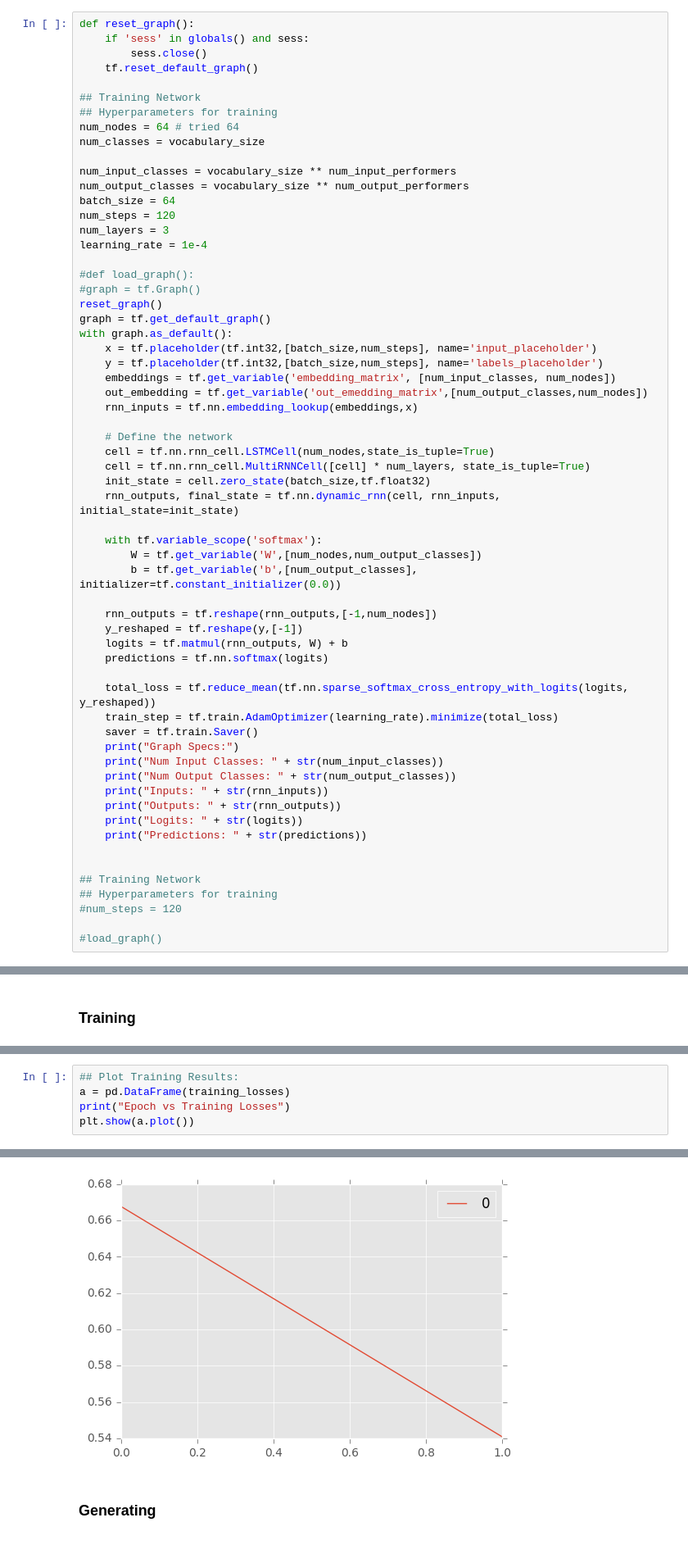
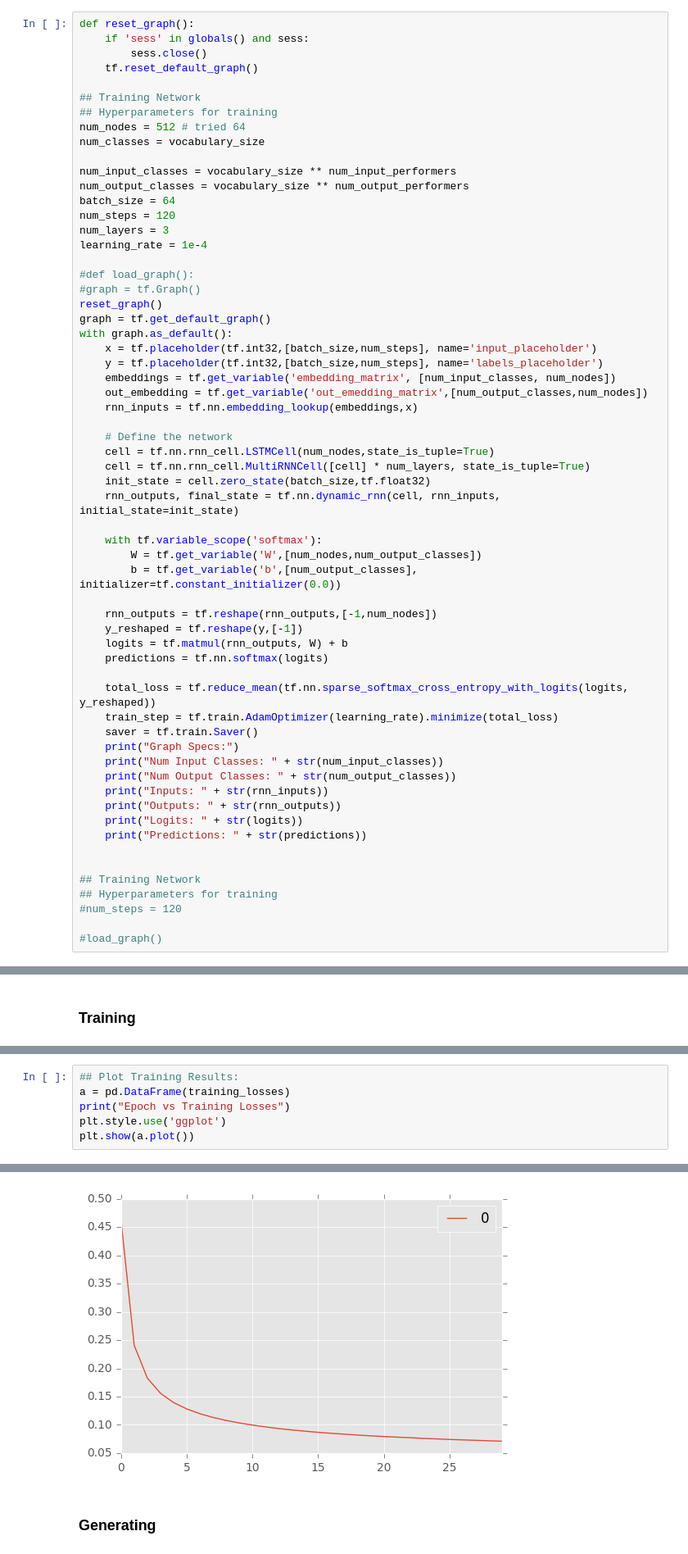
Before and after one commit to cpmpercussion/gesture-rnn, a Jupyter notebook: duo-LSTM-model-dual-processing-version.ipynb, the cells around one changed output, grey strips where cells are left out. Shown at 82% size. Saved outputs shown, nothing was run; the diff lists cells and outputs as text.

Commit message:
trained duet model for 30 epochs with 512 nodes
Former-commit-id: e204e68ef7a7f2cec4e34e8e011f382cd92259cf

```diff
--- a/duo-LSTM-model-dual-processing-version.ipynb
+++ b/duo-LSTM-model-dual-processing-version.ipynb
@@ -155,7 +155,7 @@ def reset_graph():
 
 ## Training Network
 ## Hyperparameters for training
-num_nodes = 64 # tried 64
+num_nodes = 512 # tried 64
 num_classes = vocabulary_size
 
 num_input_classes = vocabulary_size ** num_input_performers
@@ -277,11 +279,12 @@ Model was saved.
 # %%
 ## Plot Training Results:
 a = pd.DataFrame(training_losses)
 print("Epoch vs Training Losses")
+plt.style.use('ggplot')
 plt.show(a.plot())
 # %% [output]
 Epoch vs Training Losses
-[figure, old version]
+[figure, new version]
 # %% [markdown]
 ### Generating
 # %%
```
Also changed, not shown: parts of 2 cells of this notebook.
